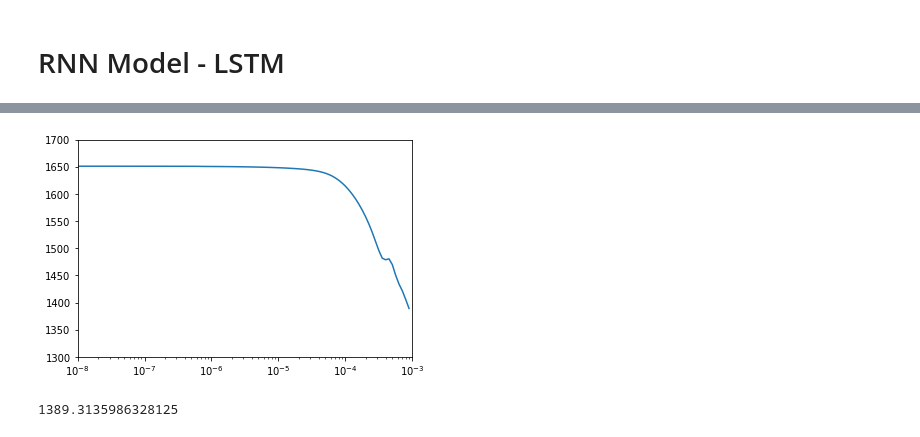
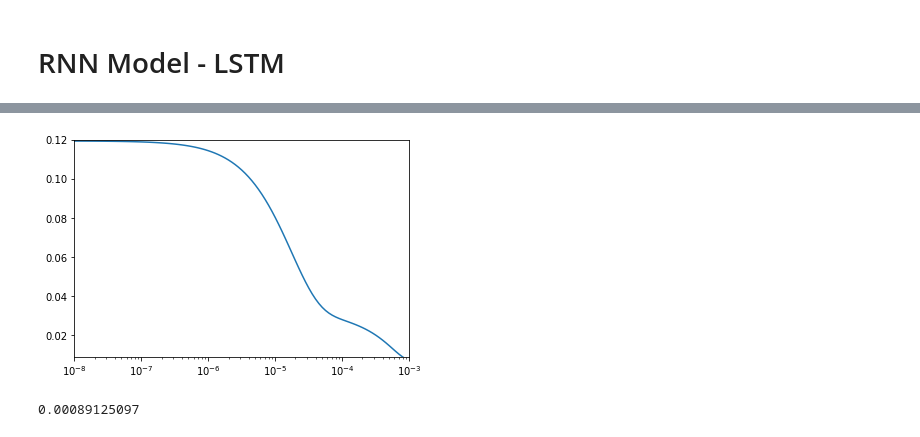
Before and after one commit to topefolorunso/NN-Based-Oil-Prediction-Model-w-Time-Series-Forecasting, a Jupyter notebook: 507_508/model.ipynb, the cells around one changed output, grey strips where cells are left out. Saved outputs shown, nothing was run; the diff lists cells and outputs as text; code cells hidden in the pictures.

```diff
--- a/507_508/model.ipynb
+++ b/507_508/model.ipynb
@@ -41,0 +42,6 @@ df.head()
+# %%
+scaler = MinMaxScaler(feature_range=(0, 1))
+scaled = scaler.fit_transform(df)
+
+scaled_df = pd.DataFrame(scaled, index=df.index, columns=df.columns)
+scaled_df.head()
@@ -59,7 +73,7 @@ class ResetStatesCallback(Callback):
     def on_epoch_begin(self, epoch, logs):
         self.model.reset_states()
 # %%
-oil_data = df.BORE_OIL_VOL.to_numpy()
+oil_data = scaled_df.BORE_OIL_VOL.to_numpy()
 oil_cum = np.cumsum(oil_data)
 
 plt.figure(figsize=(10, 6))
@@ -475,12 +490,12 @@ Epoch 100/100
 # %%
 plt.semilogx(history.history["lr"], history.history["loss"])
-plt.axis([1e-8, 1e-3, 1300, 1700])
+plt.axis([1e-8, 1e-3, 0.009, 0.12])
 plt.show()
 
-min(history.history["loss"])
+max(history.history["lr"])
 # %% [output]
-[figure, old version]
+[figure, new version]
-1389.3135986328125
+0.00089125097
 # %%
 refresh()
 
```
Also changed, not shown: parts of 29 cells of this notebook, 3 other files.
